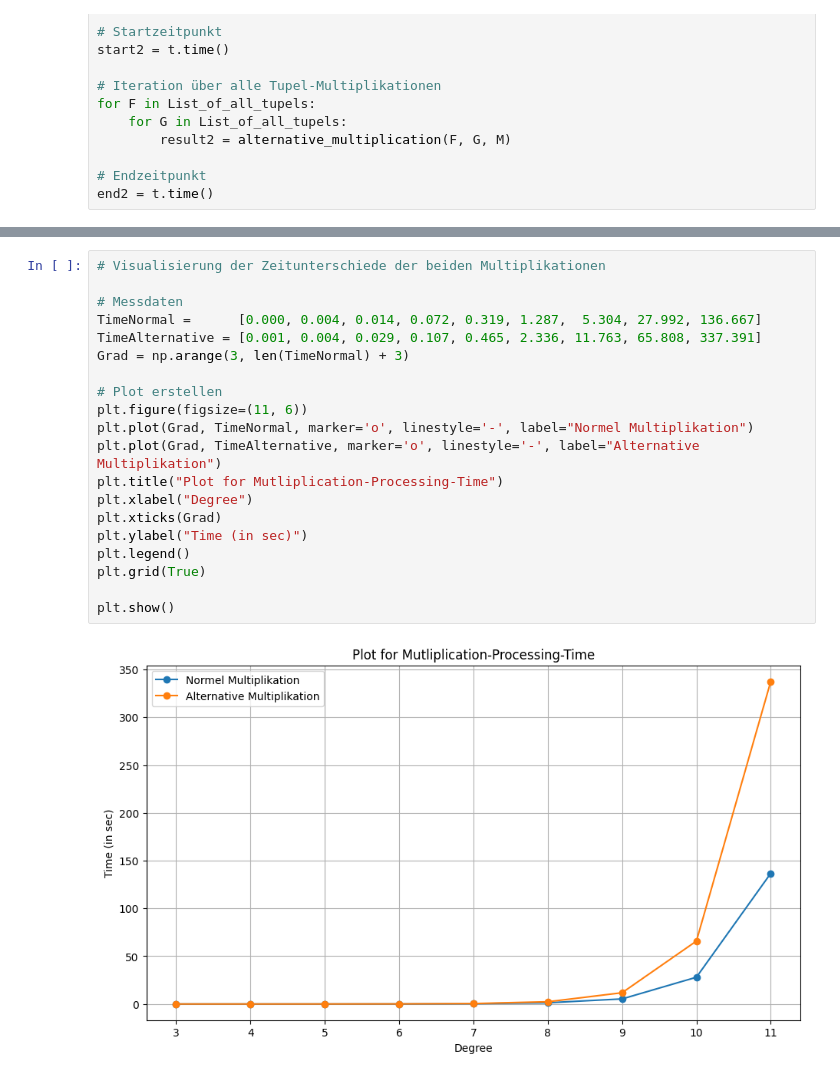
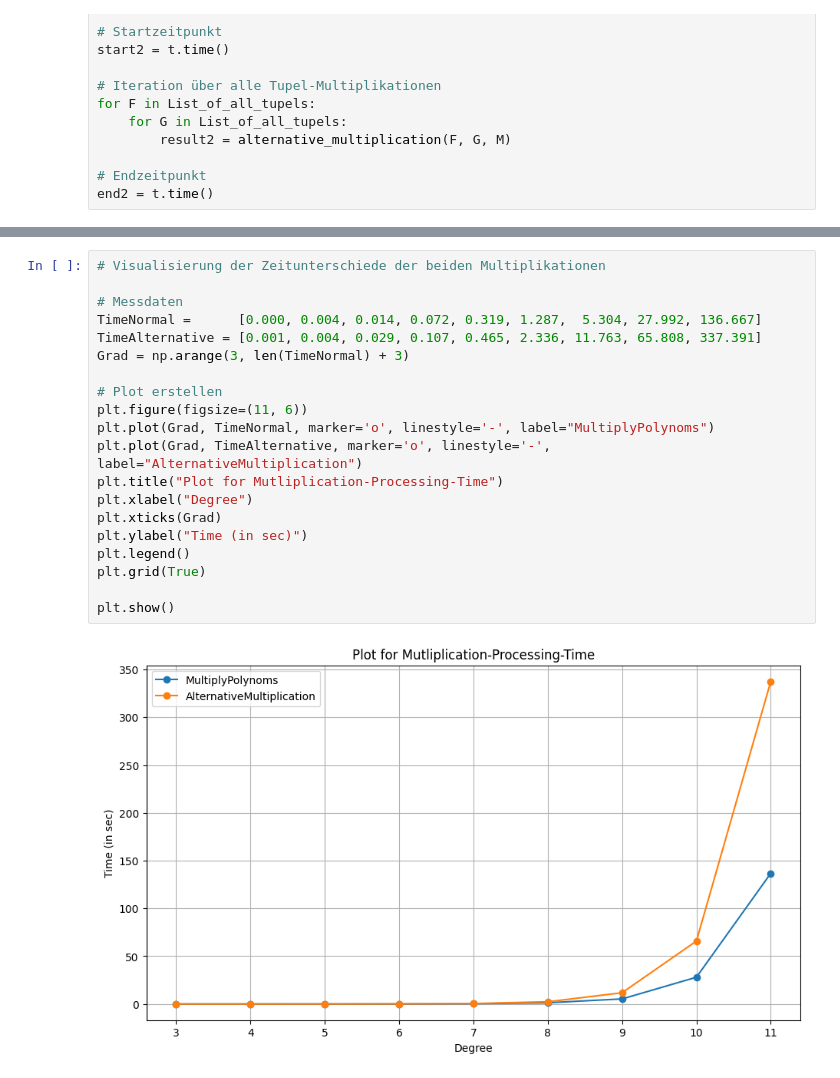
Before and after one commit to Larsk7/ArithmetikEndlicherKoerperF2, a Jupyter notebook: Jupyter_Notebook_Files/CompareMultiplications.ipynb, the cells around one changed output, grey strips where cells are left out. Saved outputs shown, nothing was run; the diff lists cells and outputs as text.

```diff
--- a/Jupyter_Notebook_Files/CompareMultiplications.ipynb
+++ b/Jupyter_Notebook_Files/CompareMultiplications.ipynb
@@ -114,22 +114,22 @@ AlternativeMultiplication: 3.88634 Sekunden
 # %%
 # Visualisierung der Zeitunterschiede der beiden Multiplikationen
 
 # Messdaten
 TimeNormal =      [0.000, 0.004, 0.014, 0.072, 0.319, 1.287,  5.304, 27.992, 136.667]
 TimeAlternative = [0.001, 0.004, 0.029, 0.107, 0.465, 2.336, 11.763, 65.808, 337.391]
 Grad = np.arange(3, len(TimeNormal) + 3)
 
 # Plot erstellen
 plt.figure(figsize=(11, 6))
-plt.plot(Grad, TimeNormal, marker='o', linestyle='-', label="Normel Multiplikation")
-plt.plot(Grad, TimeAlternative, marker='o', linestyle='-', label="Alternative Multiplikation")
+plt.plot(Grad, TimeNormal, marker='o', linestyle='-', label="MultiplyPolynoms")
+plt.plot(Grad, TimeAlternative, marker='o', linestyle='-', label="AlternativeMultiplication")
 plt.title("Plot for Mutliplication-Processing-Time")
 plt.xlabel("Degree")
 plt.xticks(Grad)
 plt.ylabel("Time (in sec)")
 plt.legend()
 plt.grid(True)
 
 plt.show()
 # %% [output]
-[figure, old version]
+[figure, new version]
```
Also changed, not shown: parts of 1 cell of this notebook, 4 other files.
